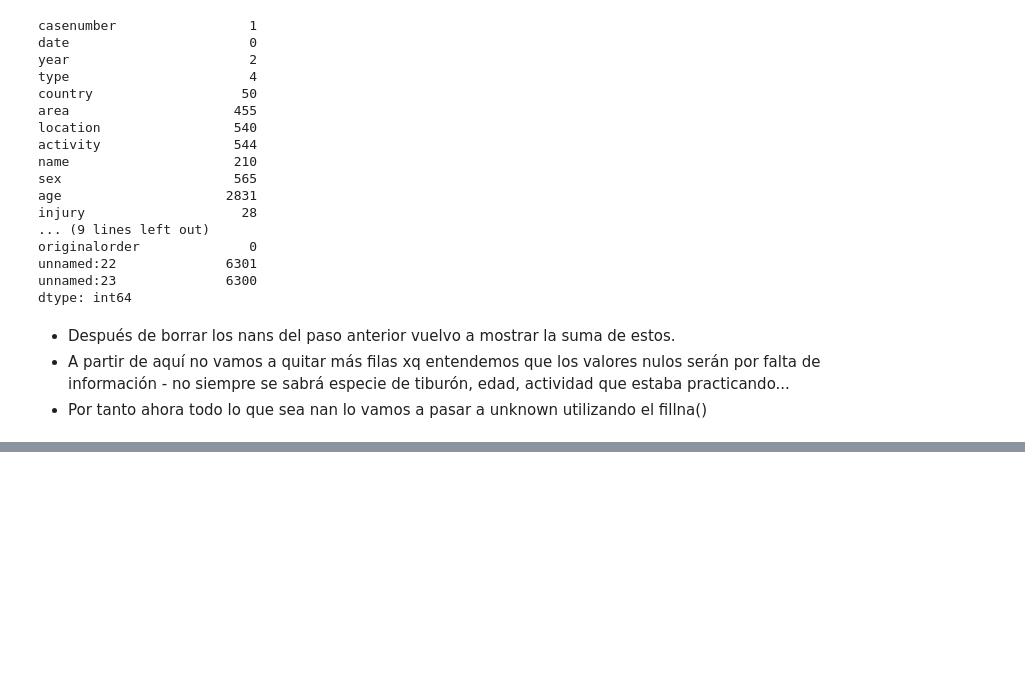
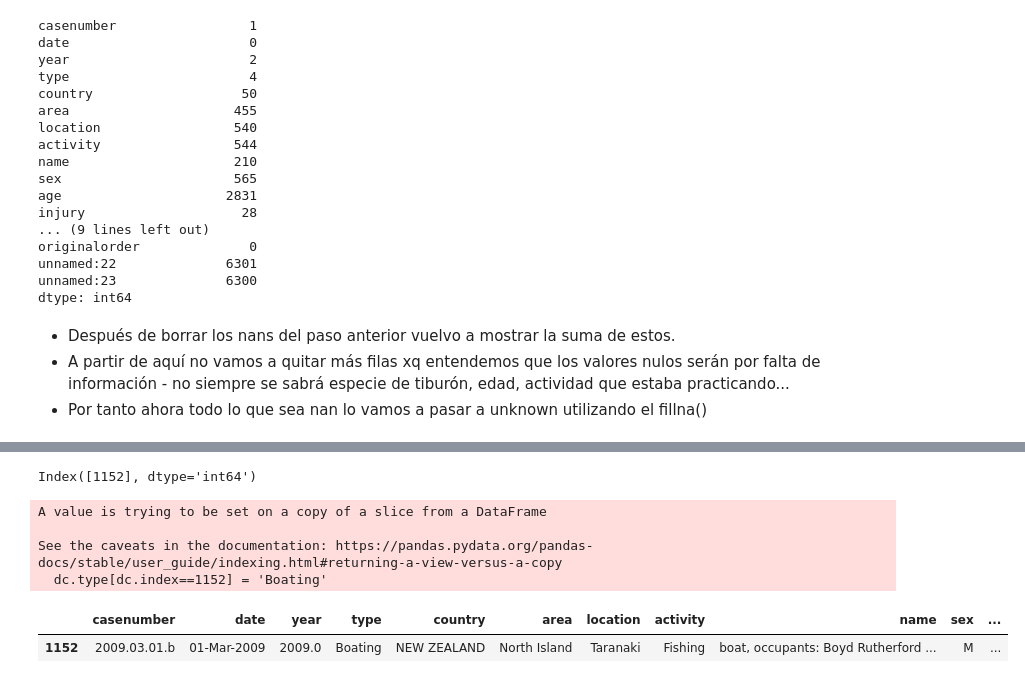
Before and after one commit to Jacobomb/PandasProjectJMB, a Jupyter notebook: notebooks/clean.ipynb, the cells around one changed output, grey strips where cells are left out. Saved outputs shown, nothing was run; the diff lists cells and outputs as text; code cells hidden in the pictures; blank space fills up the shorter version.

```diff
--- a/notebooks/clean.ipynb
+++ b/notebooks/clean.ipynb
@@ -268,0 +271,2 @@ A partir de aquí procedemos a hacer el análisis y damos la base de datos por l
+# %%
+data.drop_duplicates(inplace=True)
@@ -268,0 +288,3 @@ A partir de aquí procedemos a hacer el análisis y damos la base de datos por l
+# %%
+# Empiezo haciendo una copia de la base de datos para tener un chackpoint al que poder volver:
+dc = data.copy() # dc por data clean
@@ -268,0 +326,19 @@ A partir de aquí procedemos a hacer el análisis y damos la base de datos por l
+# %%
+# Vamos a cambiar la de tipo 'Boatomg' por tipo Boating ya que creo se trata de una errata
+ind_errata = dc[dc.type == 'Boatomg'].index
+ind_errata
+# %% [output]
+Index([1152], dtype='int64')
+# %%
+# Cambiamos el dato de type del indice 1152 por Boating
+dc.type[dc.index==1152] = 'Boating'
+# %% [output]
+A value is trying to be set on a copy of a slice from a DataFrame
+
+See the caveats in the documentation: https://pandas.pydata.org/pandas-docs/stable/user_guide/indexing.html#returning-a-view-versus-a-copy
+  dc.type[dc.index==1152] = 'Boating'
+# %%
+dc[dc.index == 1152]
+# %% [output]
+|  | casenumber | date | year | type | country | area | location | activity | name | sex | ... |
+| 1152 | 2009.03.01.b | 01-Mar-2009 | 2009.0 | Boating | NEW ZEALAND | North Island | Taranaki | Fishing | boat, occupants: Boyd Rutherford ... | M | ... |
```
Also changed, not shown: parts of 18 cells of this notebook.
